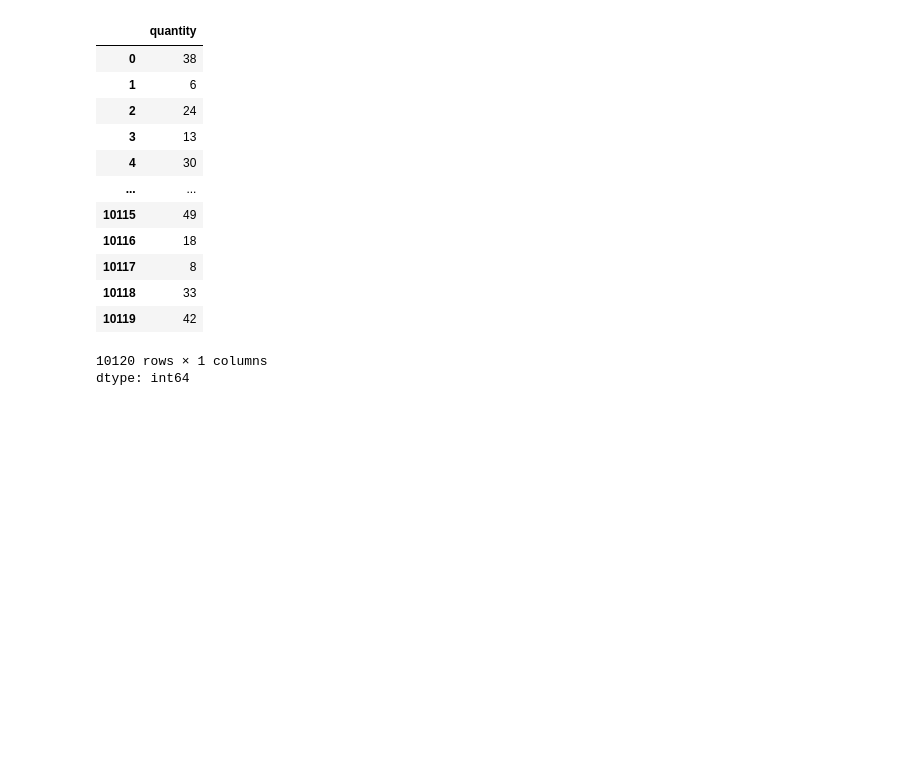
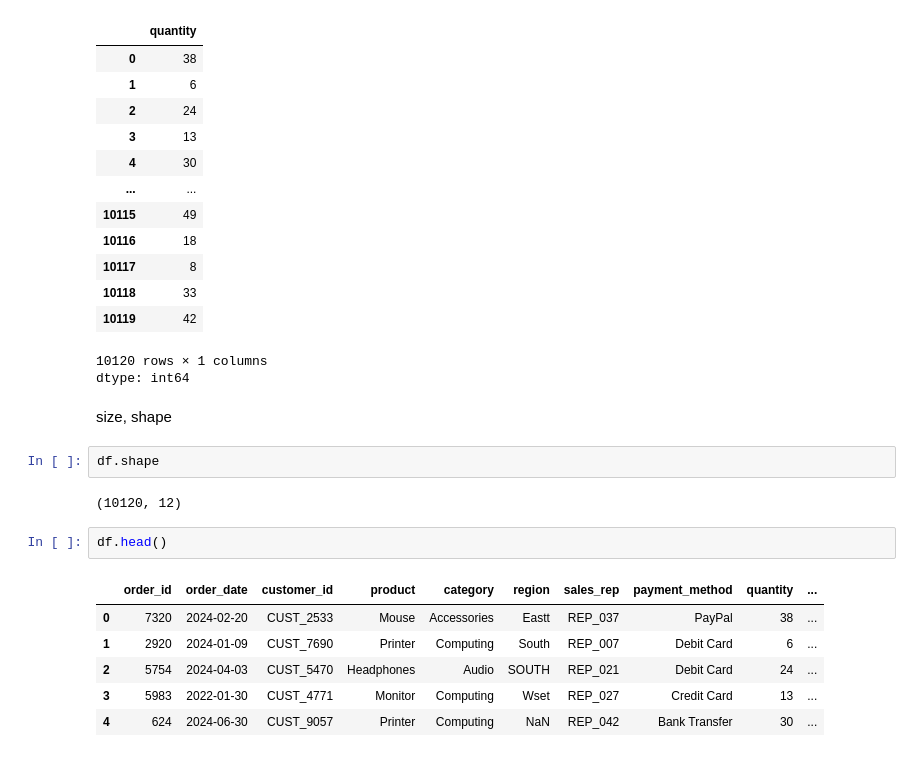
Before and after one commit to tanzeel66206-data/Practice, a Jupyter notebook: practice_eda1.ipynb, the cells around one changed output. Drawn from its saved outputs; the diff is of its cells as text; blank space fills up the shorter version.

```diff
--- a/practice_eda1.ipynb
+++ b/practice_eda1.ipynb
@@ -81,3 +81,18 @@ df["quantity"]
 | 10119 | 42 |
 10120 rows × 1 columns
 dtype: int64
+# %% [markdown]
+size, shape
+# %%
+df.shape
+# %% [output]
+(10120, 12)
+# %%
+df.head()
+# %% [output]
+|  | order_id | order_date | customer_id | product | category | region | sales_rep | payment_method | quantity | ... |
+| 0 | 7320 | 2024-02-20 | CUST_2533 | Mouse | Accessories | Eastt | REP_037 | PayPal | 38 | ... |
+| 1 | 2920 | 2024-01-09 | CUST_7690 | Printer | Computing | South | REP_007 | Debit Card | 6 | ... |
+| 2 | 5754 | 2024-04-03 | CUST_5470 | Headphones | Audio | SOUTH | REP_021 | Debit Card | 24 | ... |
+| 3 | 5983 | 2022-01-30 | CUST_4771 | Monitor | Computing | Wset | REP_027 | Credit Card | 13 | ... |
+| 4 | 624 | 2024-06-30 | CUST_9057 | Printer | Computing | NaN | REP_042 | Bank Transfer | 30 | ... |
```
Also changed, not shown: parts of 31 cells of this notebook.
